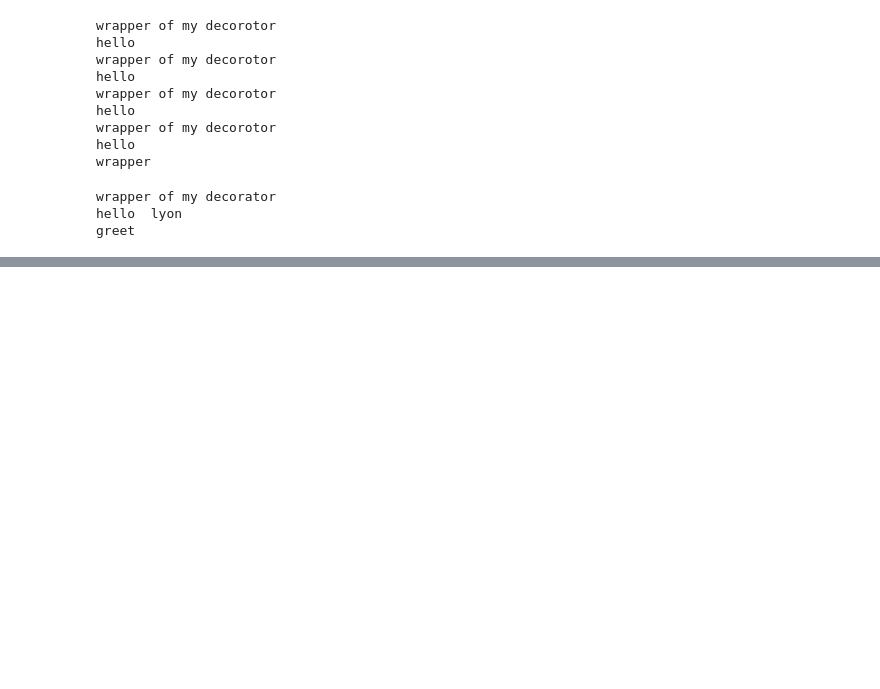
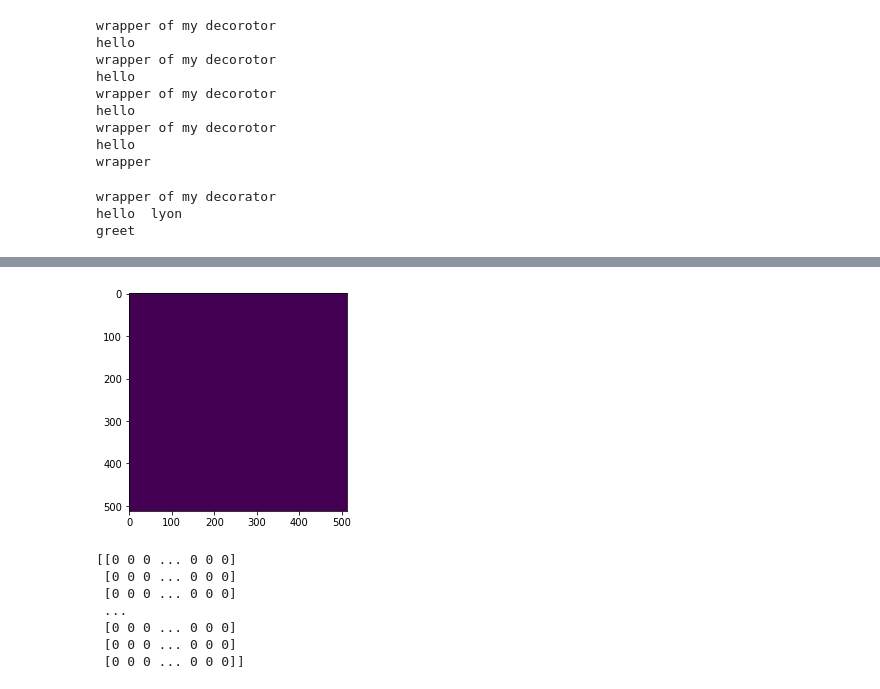
Before and after one commit to gjingbaby/myCode, a Jupyter notebook: jupyter_space.ipynb, the cells around one changed output, grey strips where cells are left out. Saved outputs shown, nothing was run; the diff lists cells and outputs as text; code cells hidden in the pictures; blank space fills up the shorter version.

```diff
--- a/jupyter_space.ipynb
+++ b/jupyter_space.ipynb
@@ -642,0 +987,19 @@ greet
+# %%
+# 创建影像
+from osgeo import gdal
+import matplotlib.pyplot as plt
+driver = gdal.GetDriverByName('GTiff')
+dst_filename = r'C:\Users\18292\Desktop\新建文件夹\newtif.tif'
+dst_ds = driver.Create(dst_filename,512,512,1,gdal.GDT_Byte)
+dst_ds_array = dst_ds.ReadAsArray()
+plt.imshow(dst_ds_array)
+plt.show()
+# %% [output]
+[figure, added]
+[[0 0 0 ... 0 0 0]
+ [0 0 0 ... 0 0 0]
+ [0 0 0 ... 0 0 0]
+ ...
+ [0 0 0 ... 0 0 0]
+ [0 0 0 ... 0 0 0]
+ [0 0 0 ... 0 0 0]]
```
Also changed, not shown: parts of 21 cells of this notebook.
